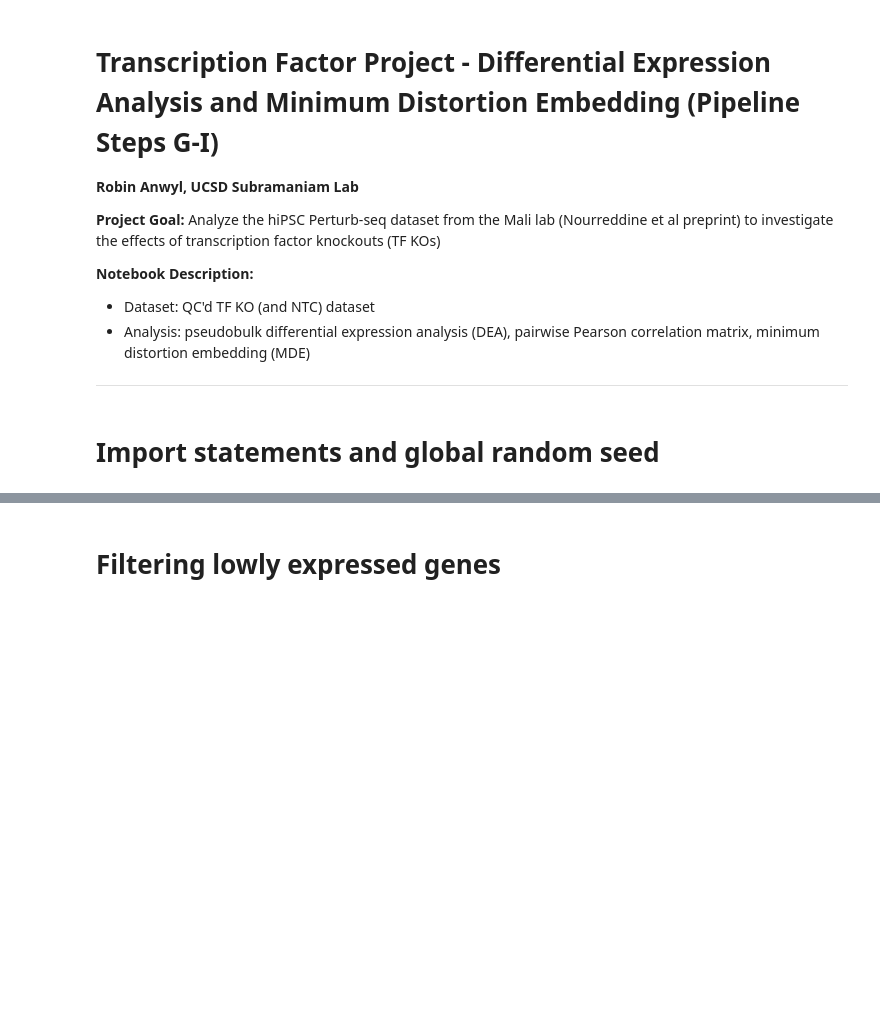
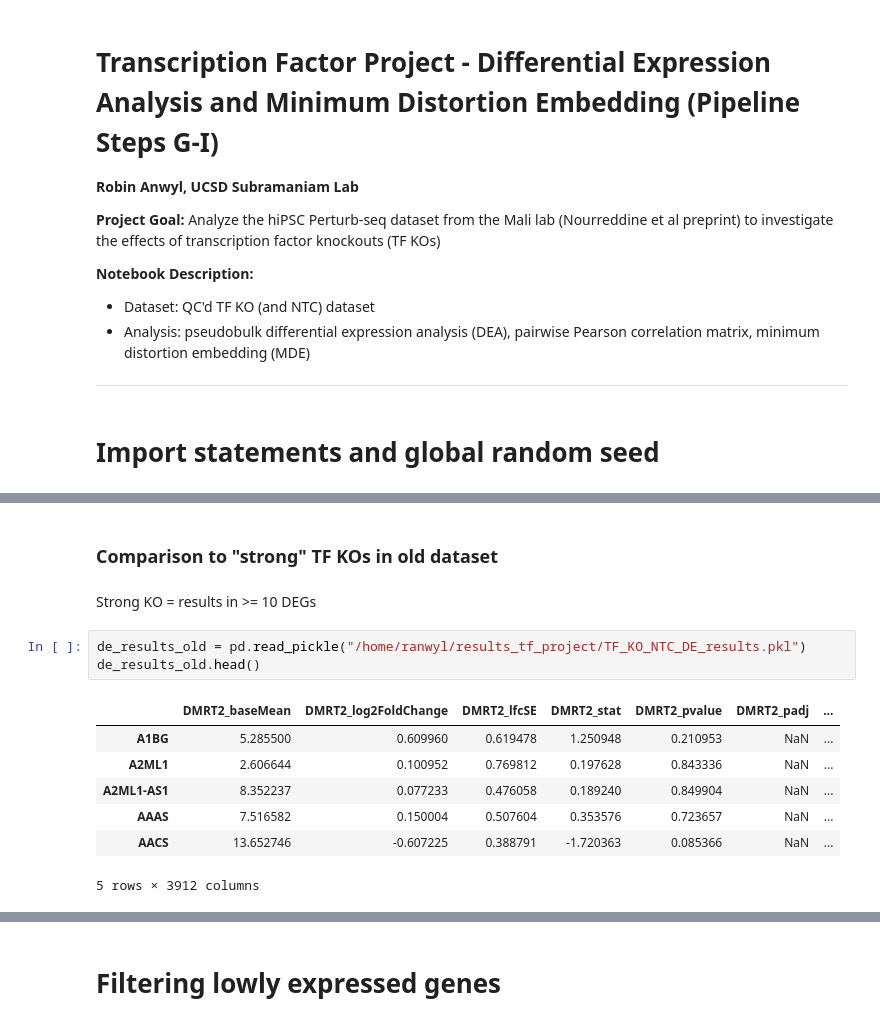
Before and after one commit to subramaniam-lab-ucsd/tf-project, a Jupyter notebook: tf_project_de_analysis_mde.ipynb, the cells around one changed output, grey strips where cells are left out. Cells and saved outputs as stored; diff of their text form; blank space fills up the shorter version.

```diff
--- a/tf_project_de_analysis_mde.ipynb
+++ b/tf_project_de_analysis_mde.ipynb
@@ -56,0 +349,15 @@ np.random.seed(92093)
+# %% [markdown]
+### Comparison to "strong" TF KOs in old dataset
+# %% [markdown]
+Strong KO = results in >= 10 DEGs
+# %%
+de_results_old = pd.read_pickle("/home/ranwyl/results_tf_project/TF_KO_NTC_DE_results.pkl")
+de_results_old.head()
+# %% [output]
+|  | DMRT2_baseMean | DMRT2_log2FoldChange | DMRT2_lfcSE | DMRT2_stat | DMRT2_pvalue | DMRT2_padj | ... |
+| A1BG | 5.285500 | 0.609960 | 0.619478 | 1.250948 | 0.210953 | NaN | ... |
+| A2ML1 | 2.606644 | 0.100952 | 0.769812 | 0.197628 | 0.843336 | NaN | ... |
+| A2ML1-AS1 | 8.352237 | 0.077233 | 0.476058 | 0.189240 | 0.849904 | NaN | ... |
+| AAAS | 7.516582 | 0.150004 | 0.507604 | 0.353576 | 0.723657 | NaN | ... |
+| AACS | 13.652746 | -0.607225 | 0.388791 | -1.720363 | 0.085366 | NaN | ... |
+5 rows × 3912 columns
```
Also changed, not shown: parts of 46 cells of this notebook.
